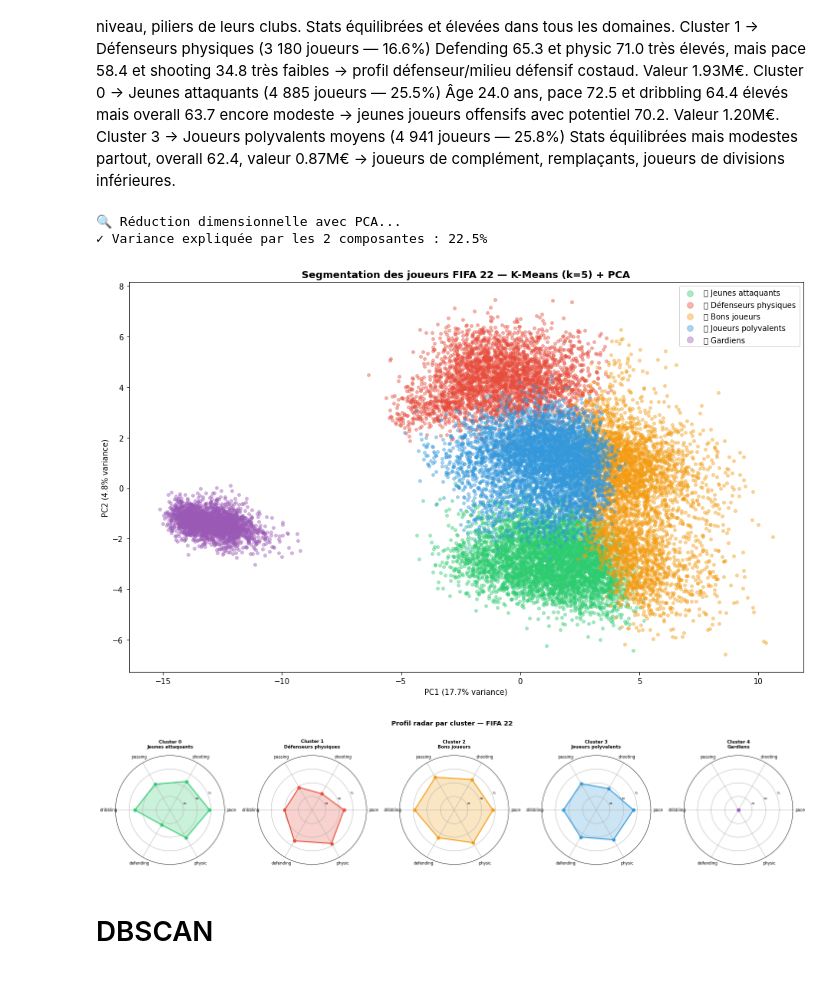
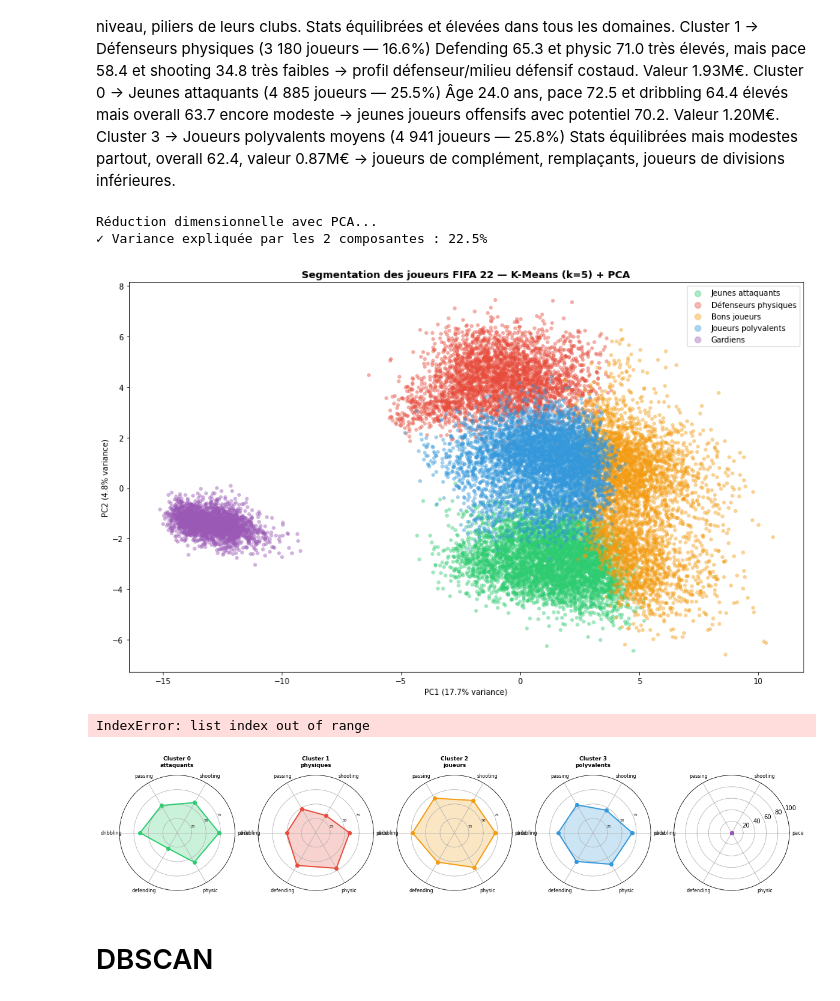
Before and after one commit to emiliehhd/Project_DataScience, a Jupyter notebook: project.ipynb, the cells around one changed output. Cells and saved outputs as stored; diff of their text form; code cells hidden in the pictures.

```diff
--- a/project.ipynb
+++ b/project.ipynb
@@ -1276,8 +1276,8 @@ Cluster 0 → Jeunes attaquants (4 885 joueurs — 25.5%)
 Cluster 3 → Joueurs polyvalents moyens (4 941 joueurs — 25.8%)
 Stats équilibrées mais modestes partout, overall 62.4, valeur 0.87M€ → joueurs de complément, remplaçants, joueurs de divisions inférieures.
 # %%
-# ── Réduction en 2D avec PCA pour visualisation ───────────────────────────
-print("🔍 Réduction dimensionnelle avec PCA...")
+# Réduction en 2D avec PCA pour visualisation
+print("Réduction dimensionnelle avec PCA...")
 
 pca = PCA(n_components=2, random_state=42)
 X_pca = pca.fit_transform(X_clean_scaled)
@@ -1285,13 +1285,13 @@ X_pca = pca.fit_transform(X_clean_scaled)
 print(f"✓ Variance expliquée par les 2 composantes : "
       f"{pca.explained_variance_ratio_.sum()*100:.1f}%")
 
-# ── Visualisation PCA ─────────────────────────────────────────────────────
+# Visualisation PCA
 noms_clusters = {
-    0: '🌱 Jeunes attaquants',
-    1: '🛡️ Défenseurs physiques',
-    2: '⭐ Bons joueurs',
-    3: '🔵 Joueurs polyvalents',
-    4: '🧤 Gardiens'
+    0: 'Jeunes attaquants',
+    1: 'Défenseurs physiques',
+    2: 'Bons joueurs',
+    3: 'Joueurs polyvalents',
+    4: 'Gardiens'
 }
 couleurs = ['#2ecc71', '#e74c3c', '#f39c12', '#3498db', '#9b59b6']
 
@@ -1311,7 +1311,7 @@ plt.legend(markerscale=2, fontsize=10)
 plt.tight_layout()
 plt.show()
 
-# ── Radar chart — profil moyen par cluster ───────────────────────────────
+# Radar chart — profil moyen par cluster
 from matplotlib.patches import FancyArrowPatch
 import matplotlib.patches as mpatches
 
@@ -1324,36 +1324,37 @@ angles = np.linspace(0, 2*np.pi, len(cols_radar),
                      endpoint=False).tolist()
 angles += angles[:1]
 
 fig, axes = plt.subplots(1, 5, figsize=(20, 4),
                           subplot_kw=dict(polar=True))
 
 for idx, (cluster_id, ax) in enumerate(zip(range(5), axes)):
     valeurs = profil_radar.loc[cluster_id].tolist()
     valeurs += valeurs[:1]
 
     ax.plot(angles, valeurs, 'o-', linewidth=2,
             color=couleurs[cluster_id])
     ax.fill(angles, valeurs, alpha=0.25,
             color=couleurs[cluster_id])
     ax.set_xticks(angles[:-1])
     ax.set_xticklabels(cols_radar, size=8)
     ax.set_ylim(0, 100)
     ax.set_title(f'Cluster {cluster_id}\n'
                  f'{noms_clusters[cluster_id].split(" ", 1)[1]}',
                  size=9, fontweight='bold', pad=15)
     ax.set_yticks([25, 50, 75])
     ax.set_yticklabels(['25', '50', '75'], size=6)
     ax.grid(True)
 
 plt.suptitle('Profil radar par cluster — FIFA 22',
              fontsize=13, fontweight='bold', y=1.05)
 plt.tight_layout()
 plt.show()
 # %% [output]
-🔍 Réduction dimensionnelle avec PCA...
+Réduction dimensionnelle avec PCA...
 ✓ Variance expliquée par les 2 composantes : 22.5%
-[figure, old version]
+[figure, new version]
+IndexError: list index out of range
-[figure, old version]
+[figure, new version]
 # %% [markdown]
 # DBSCAN
 # %%
```
Also changed, not shown: parts of 8 cells of this notebook.
